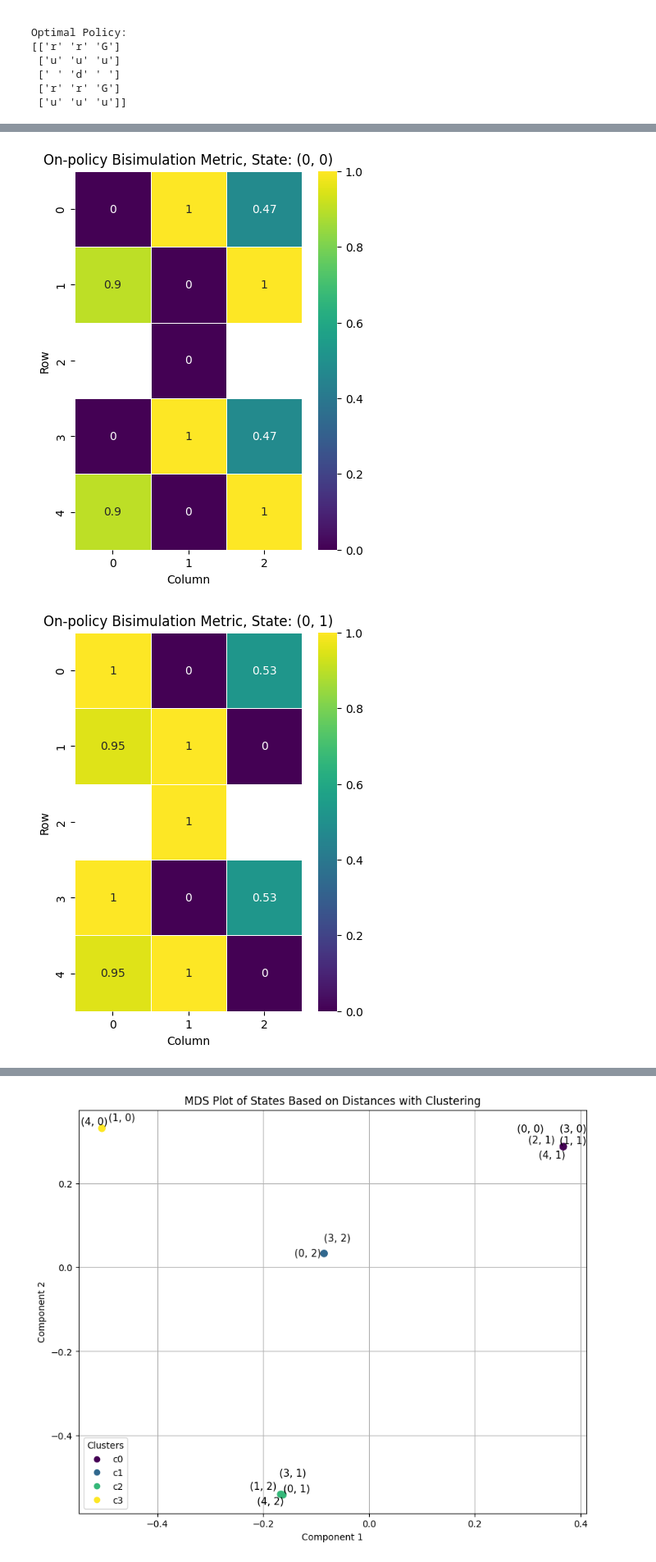
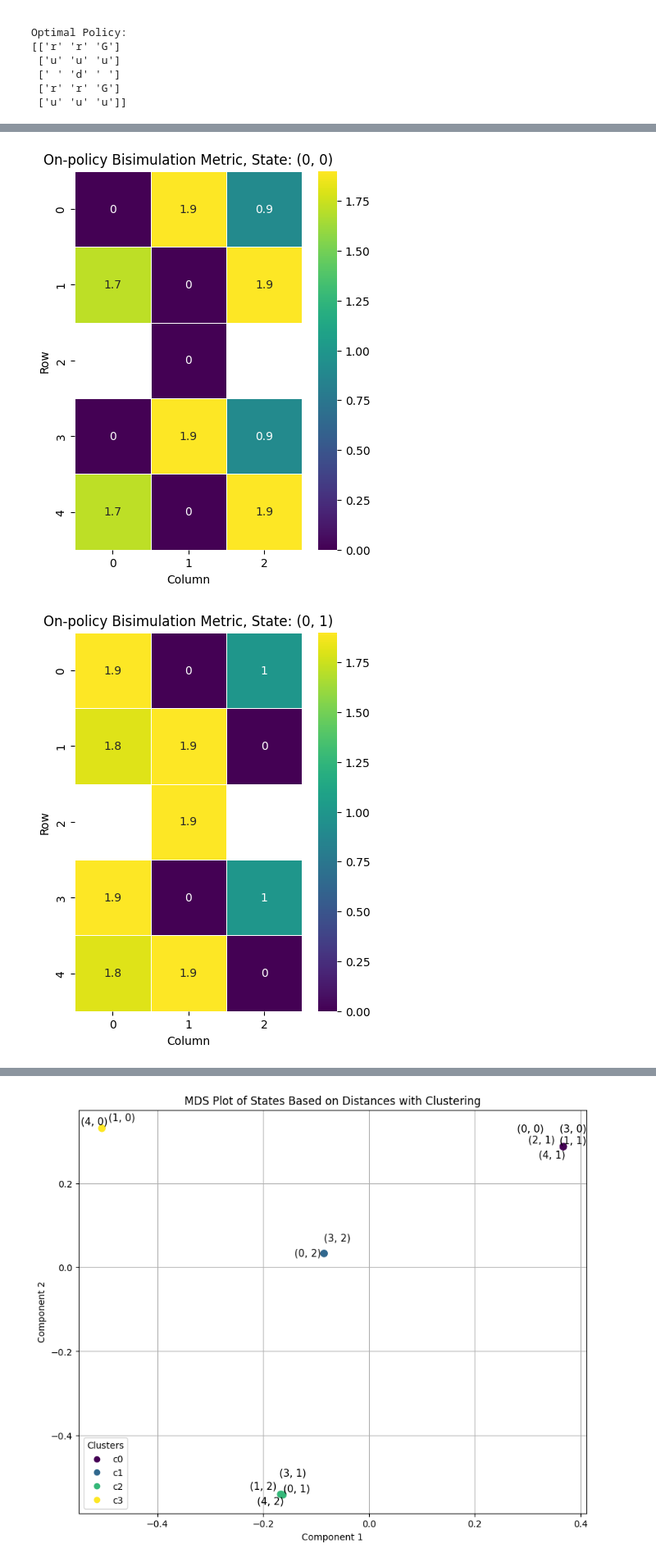
Before and after one commit to ZosoV/final_project, a Jupyter notebook: Bisimulation_metric.ipynb, the cells around one changed output, grey strips where cells are left out. Shown at 82% size. Drawn from its saved outputs; the diff is of its cells as text; code cells hidden in the pictures.

```diff
--- a/Bisimulation_metric.ipynb
+++ b/Bisimulation_metric.ipynb
@@ -458,7 +518,7 @@ def compute_bisimulation_metric(grid, states, rewards, gamma = 0.9, epsilon=1e-5
                 if i != j:
 
                     # Compute on-policy bisimulation metric
-                    if policy:
+                    if policy is not None:
                         action_s = POLICYACTION2ACTION[policy[s]]
                         action_t = POLICYACTION2ACTION[policy[t]]
 
@@ -555,10 +607,13 @@ import numpy as np
 import matplotlib.pyplot as plt
 import seaborn as sns
 
-def plot_grid_distance_heatmap(grid, valid_states, distances, state_evaluated = None, save_suffix = "", save = False):
+def plot_grid_distance_heatmap(grid, valid_states, distances, state_evaluated = None, save_suffix = "", save = False, normalize = True):
     # Normalize the distance array (max - min normalization) as min is always 0
-    max_distance = np.max(distances)
-    normalized_distances = distances / max_distance
+    if normalize:
+        max_distance = np.max(distances)
+        normalized_distances = distances / max_distance
+    else:
+        normalized_distances = distances
 
     # Create a grid with NaN values for invalid states
     heatmap = np.full(grid.shape, np.nan)
@@ -712,7 +721,7 @@ plot_distance_matrix(d, states)
 # %%
 for i, distances in enumerate(d):
-    plot_grid_distance_heatmap(grid, states, distances, states[i]) #, save=True, save_suffix="_grid_world1")
+    plot_grid_distance_heatmap(grid, states, distances, states[i], normalize=False) #, save=True, save_suffix="_grid_world1")
 # %% [output]
-[figure, old version]
+[figure, new version]
-[figure, old version]
+[figure, new version]
 [figure]
```
Also changed, not shown: parts of 7 cells of this notebook, 5 other files.
